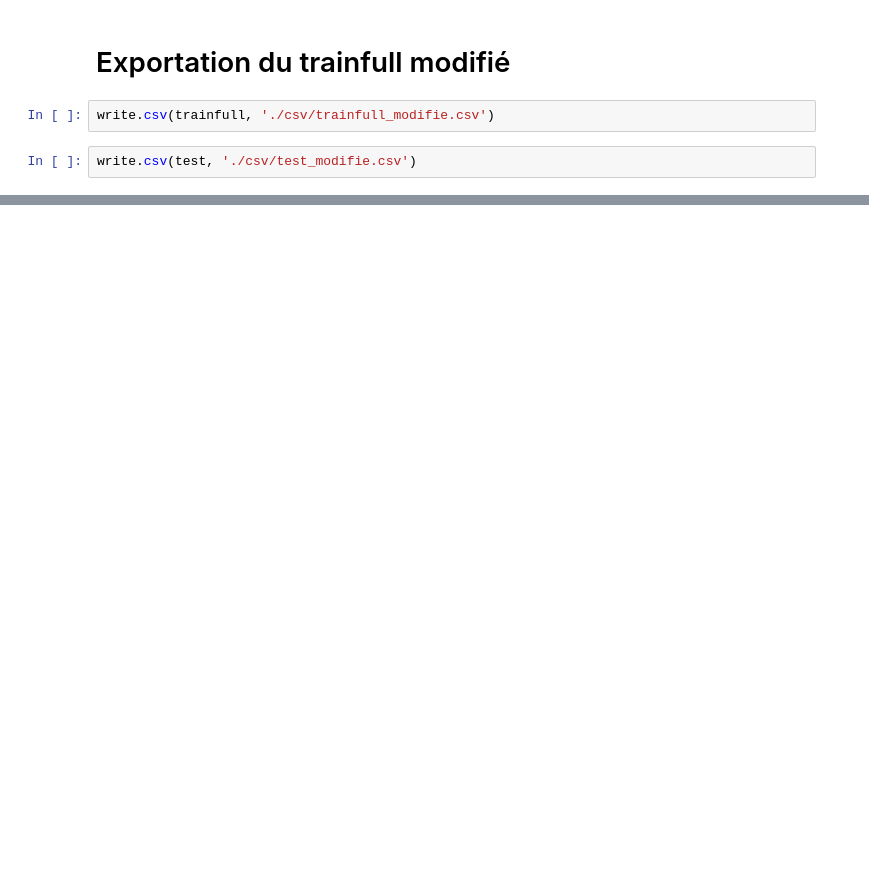
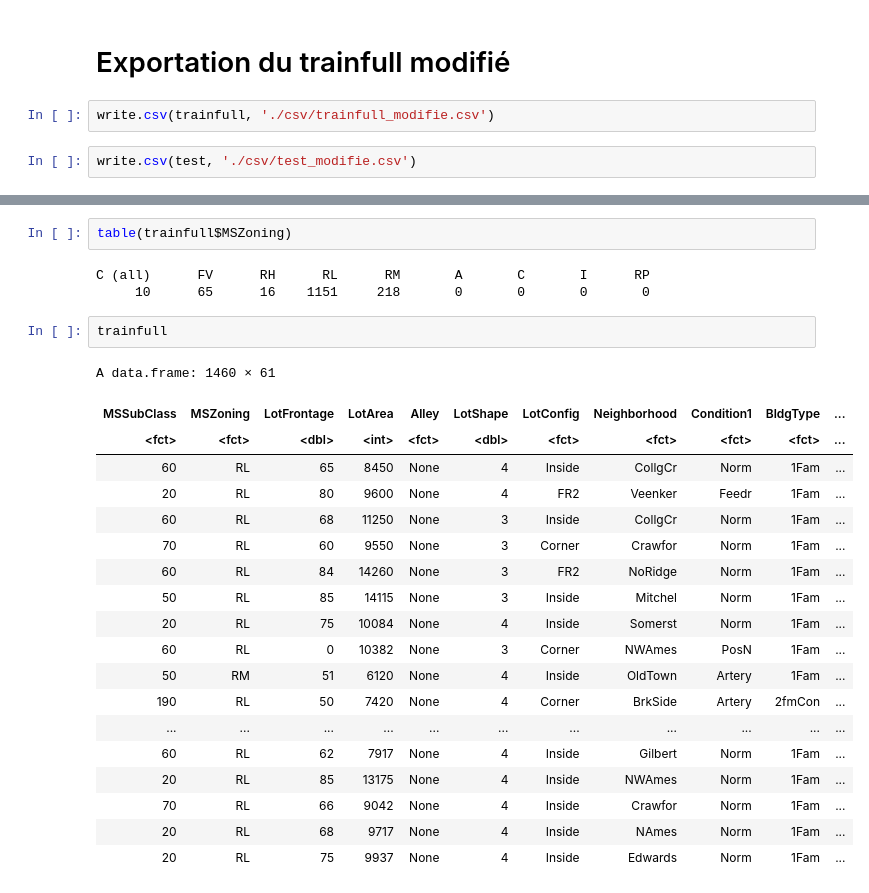
Before and after one commit to Simplon-IA-Bdx-1/house-prices-damien-laurent, a Jupyter notebook: 03_data_processing.ipynb, the cells around one changed output, grey strips where cells are left out. Drawn from its saved outputs; the diff is of its cells as text; blank space fills up the shorter version.

```diff
--- a/03_data_processing.ipynb
+++ b/03_data_processing.ipynb
@@ -417,0 +437,27 @@ write.csv(test, './csv/test_modifie.csv')
+# %%
+table(trainfull$MSZoning)
+# %% [output]
+C (all)      FV      RH      RL      RM       A       C       I      RP
+     10      65      16    1151     218       0       0       0       0
+# %%
+trainfull
+# %% [output]
+A data.frame: 1460 × 61
+| MSSubClass | MSZoning | LotFrontage | LotArea | Alley | LotShape | LotConfig | Neighborhood | Condition1 | BldgType | ... |
+| <fct> | <fct> | <dbl> | <int> | <fct> | <dbl> | <fct> | <fct> | <fct> | <fct> | ... |
+| 60 | RL | 65 | 8450 | None | 4 | Inside | CollgCr | Norm | 1Fam | ... |
+| 20 | RL | 80 | 9600 | None | 4 | FR2 | Veenker | Feedr | 1Fam | ... |
+| 60 | RL | 68 | 11250 | None | 3 | Inside | CollgCr | Norm | 1Fam | ... |
+| 70 | RL | 60 | 9550 | None | 3 | Corner | Crawfor | Norm | 1Fam | ... |
+| 60 | RL | 84 | 14260 | None | 3 | FR2 | NoRidge | Norm | 1Fam | ... |
+| 50 | RL | 85 | 14115 | None | 3 | Inside | Mitchel | Norm | 1Fam | ... |
+| 20 | RL | 75 | 10084 | None | 4 | Inside | Somerst | Norm | 1Fam | ... |
+| 60 | RL | 0 | 10382 | None | 3 | Corner | NWAmes | PosN | 1Fam | ... |
+| 50 | RM | 51 | 6120 | None | 4 | Inside | OldTown | Artery | 1Fam | ... |
+| 190 | RL | 50 | 7420 | None | 4 | Corner | BrkSide | Artery | 2fmCon | ... |
+| ... | ... | ... | ... | ... | ... | ... | ... | ... | ... | ... |
+| 60 | RL | 62 | 7917 | None | 4 | Inside | Gilbert | Norm | 1Fam | ... |
+| 20 | RL | 85 | 13175 | None | 4 | Inside | NWAmes | Norm | 1Fam | ... |
+| 70 | RL | 66 | 9042 | None | 4 | Inside | Crawfor | Norm | 1Fam | ... |
+| 20 | RL | 68 | 9717 | None | 4 | Inside | NAmes | Norm | 1Fam | ... |
+| 20 | RL | 75 | 9937 | None | 4 | Inside | Edwards | Norm | 1Fam | ... |
```
Also changed, not shown: parts of 4 cells of this notebook, 2 other files.
